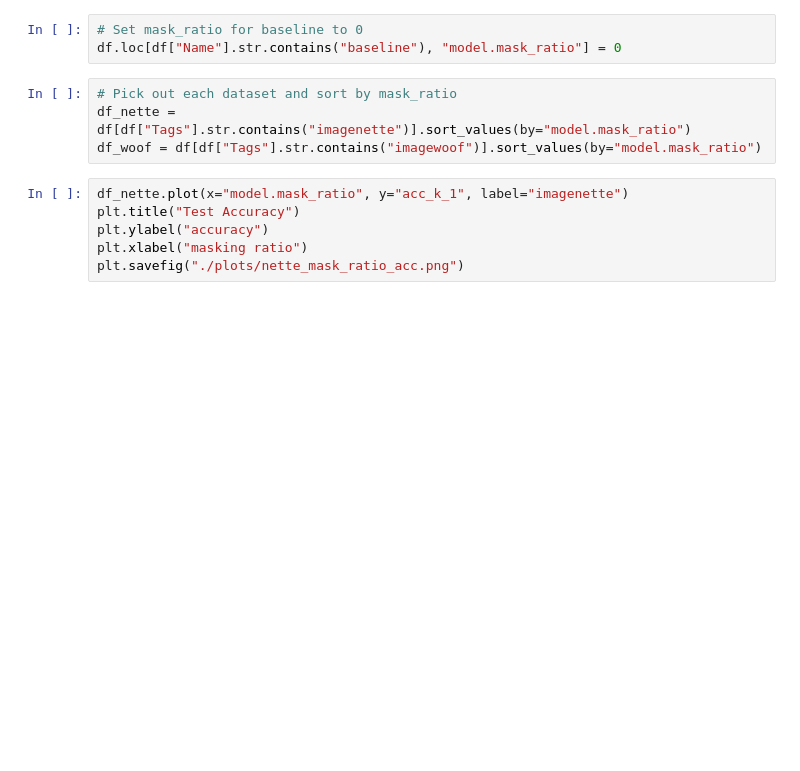
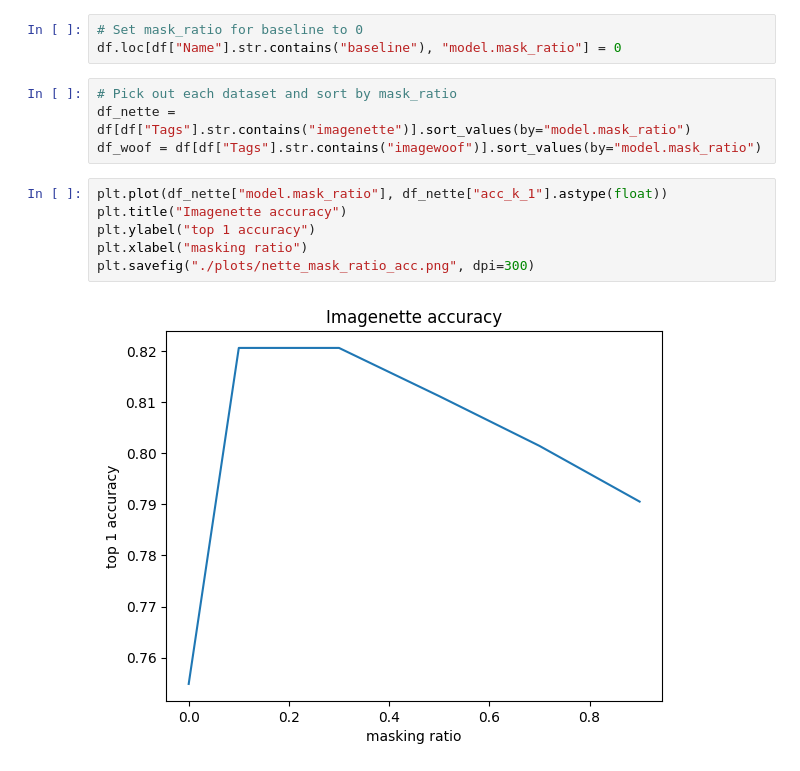
Before and after one commit to klaswijk/reproduce-mae, a Jupyter notebook: Plotting.ipynb, the cells around one changed output. Drawn from its saved outputs; the diff is of its cells as text; blank space fills up the shorter version.

Commit message:
add additional plots

```diff
--- a/Plotting.ipynb
+++ b/Plotting.ipynb
@@ -18,9 +20,11 @@ df.loc[df["Name"].str.contains("baseline"), "model.mask_ratio"] = 0
 df_nette = df[df["Tags"].str.contains("imagenette")].sort_values(by="model.mask_ratio")
 df_woof = df[df["Tags"].str.contains("imagewoof")].sort_values(by="model.mask_ratio")
 # %%
-df_nette.plot(x="model.mask_ratio", y="acc_k_1", label="imagenette")
-plt.title("Test Accuracy")
-plt.ylabel("accuracy")
+plt.plot(df_nette["model.mask_ratio"], df_nette["acc_k_1"].astype(float))
+plt.title("Imagenette accuracy")
+plt.ylabel("top 1 accuracy")
 plt.xlabel("masking ratio")
-plt.savefig("./plots/nette_mask_ratio_acc.png")
+plt.savefig("./plots/nette_mask_ratio_acc.png", dpi=300)
+# %% [output]
+[figure, added]
 # %%
```
Also changed, not shown: parts of 11 cells of this notebook.
